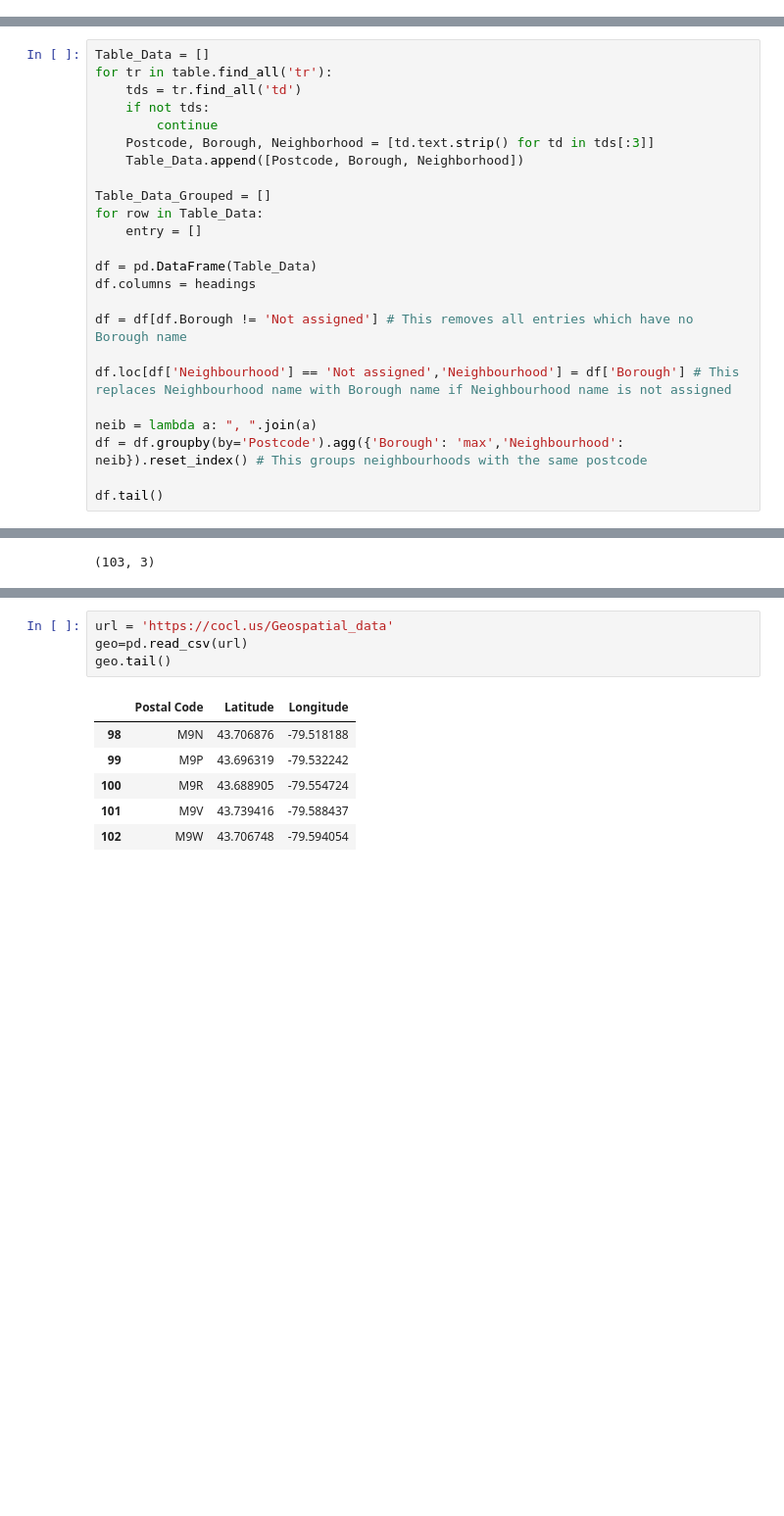
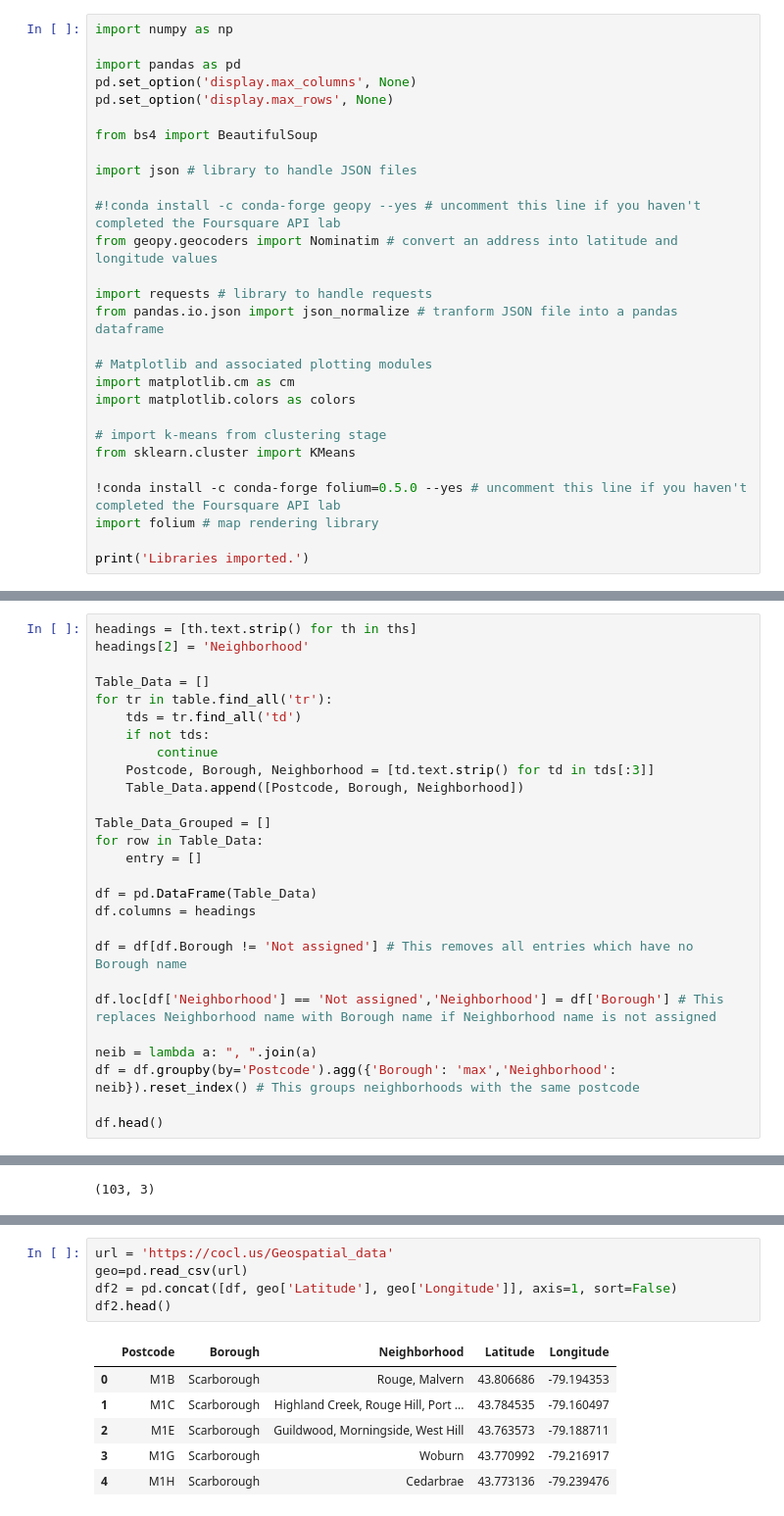
Before and after one commit to annahaensch/NeighborhoodViewer, a Jupyter notebook: Toronto Neighborhood Clustering Analysis.ipynb, the cells around one changed output, grey strips where cells are left out. Shown at 98% size. Drawn from its saved outputs; the diff is of its cells as text; blank space fills up the shorter version.

```diff
--- a/Toronto Neighborhood Clustering Analysis.ipynb
+++ b/Toronto Neighborhood Clustering Analysis.ipynb
@@ -6,0 +3,28 @@ from bs4 import BeautifulSoup
+# %%
+import numpy as np
+
+import pandas as pd
+pd.set_option('display.max_columns', None)
+pd.set_option('display.max_rows', None)
+
+from bs4 import BeautifulSoup
+
+import json # library to handle JSON files
+
+#!conda install -c conda-forge geopy --yes # uncomment this line if you haven't completed the Foursquare API lab
+from geopy.geocoders import Nominatim # convert an address into latitude and longitude values
+
+import requests # library to handle requests
+from pandas.io.json import json_normalize # tranform JSON file into a pandas dataframe
+
+# Matplotlib and associated plotting modules
+import matplotlib.cm as cm
+import matplotlib.colors as colors
+
+# import k-means from clustering stage
+from sklearn.cluster import KMeans
+
+!conda install -c conda-forge folium=0.5.0 --yes # uncomment this line if you haven't completed the Foursquare API lab
+import folium # map rendering library
+
+print('Libraries imported.')
@@ -17,4 +56,7 @@ print(headings)
 # %%
+headings = [th.text.strip() for th in ths]
+headings[2] = 'Neighborhood'
+
 Table_Data = []
 for tr in table.find_all('tr'):
     tds = tr.find_all('td')
@@ -32,10 +74,10 @@ df.columns = headings
 
 df = df[df.Borough != 'Not assigned'] # This removes all entries which have no Borough name
 
-df.loc[df['Neighbourhood'] == 'Not assigned','Neighbourhood'] = df['Borough'] # This replaces Neighbourhood name with Borough name if Neighbourhood name is not assigned
+df.loc[df['Neighborhood'] == 'Not assigned','Neighborhood'] = df['Borough'] # This replaces Neighborhood name with Borough name if Neighborhood name is not assigned
 
 neib = lambda a: ", ".join(a)
-df = df.groupby(by='Postcode').agg({'Borough': 'max','Neighbourhood': neib}).reset_index() # This groups neighbourhoods with the same postcode
+df = df.groupby(by='Postcode').agg({'Borough': 'max','Neighborhood': neib}).reset_index() # This groups neighborhoods with the same postcode
 
-df.tail()
+df.head()
 # %% [output]
@@ -52,11 +96,12 @@ df.shape
 # %%
 url = 'https://cocl.us/Geospatial_data'
 geo=pd.read_csv(url)
-geo.tail()
+df2 = pd.concat([df, geo['Latitude'], geo['Longitude']], axis=1, sort=False)
+df2.head()
 # %% [output]
-|  | Postal Code | Latitude | Longitude |
-| 98 | M9N | 43.706876 | -79.518188 |
-| 99 | M9P | 43.696319 | -79.532242 |
-| 100 | M9R | 43.688905 | -79.554724 |
-| 101 | M9V | 43.739416 | -79.588437 |
-| 102 | M9W | 43.706748 | -79.594054 |
+|  | Postcode | Borough | Neighborhood | Latitude | Longitude |
+| 0 | M1B | Scarborough | Rouge, Malvern | 43.806686 | -79.194353 |
+| 1 | M1C | Scarborough | Highland Creek, Rouge Hill, Port ... | 43.784535 | -79.160497 |
+| 2 | M1E | Scarborough | Guildwood, Morningside, West Hill | 43.763573 | -79.188711 |
+| 3 | M1G | Scarborough | Woburn | 43.770992 | -79.216917 |
+| 4 | M1H | Scarborough | Cedarbrae | 43.773136 | -79.239476 |
```
Also changed, not shown: parts of 29 cells of this notebook.
